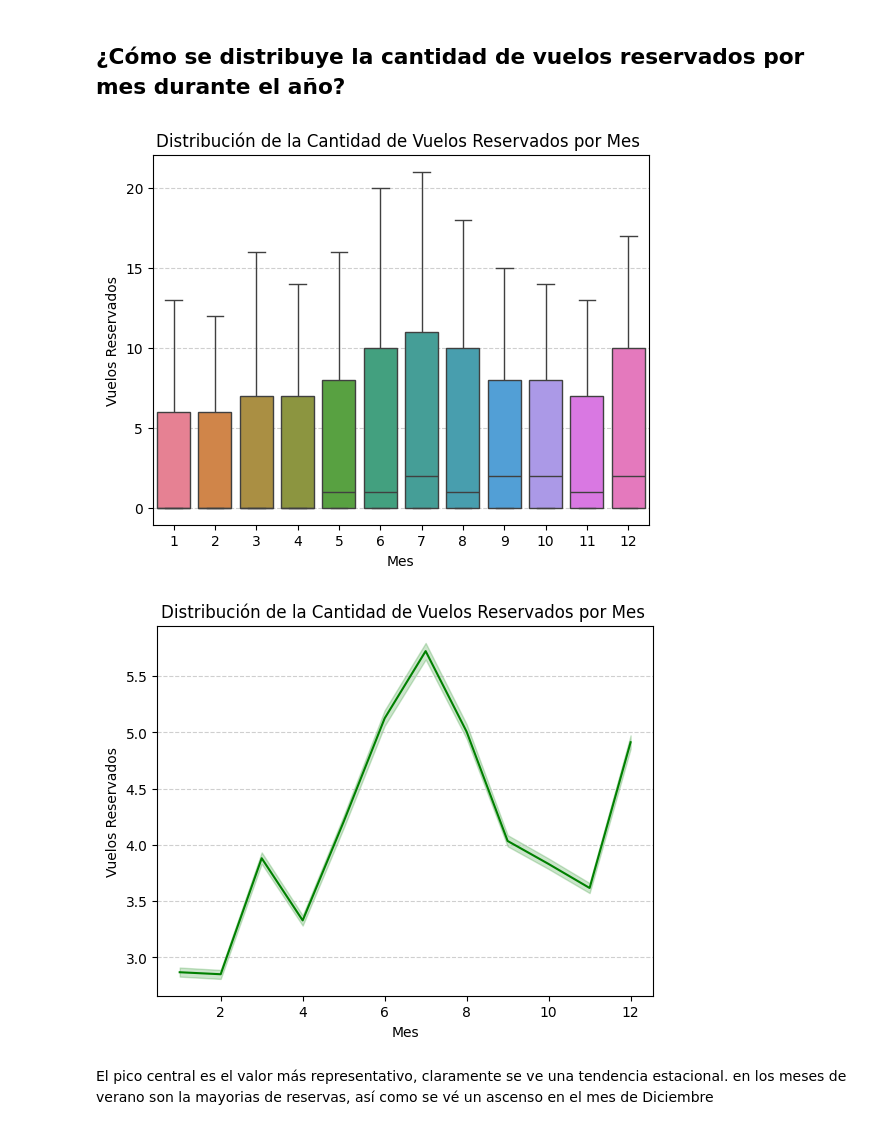
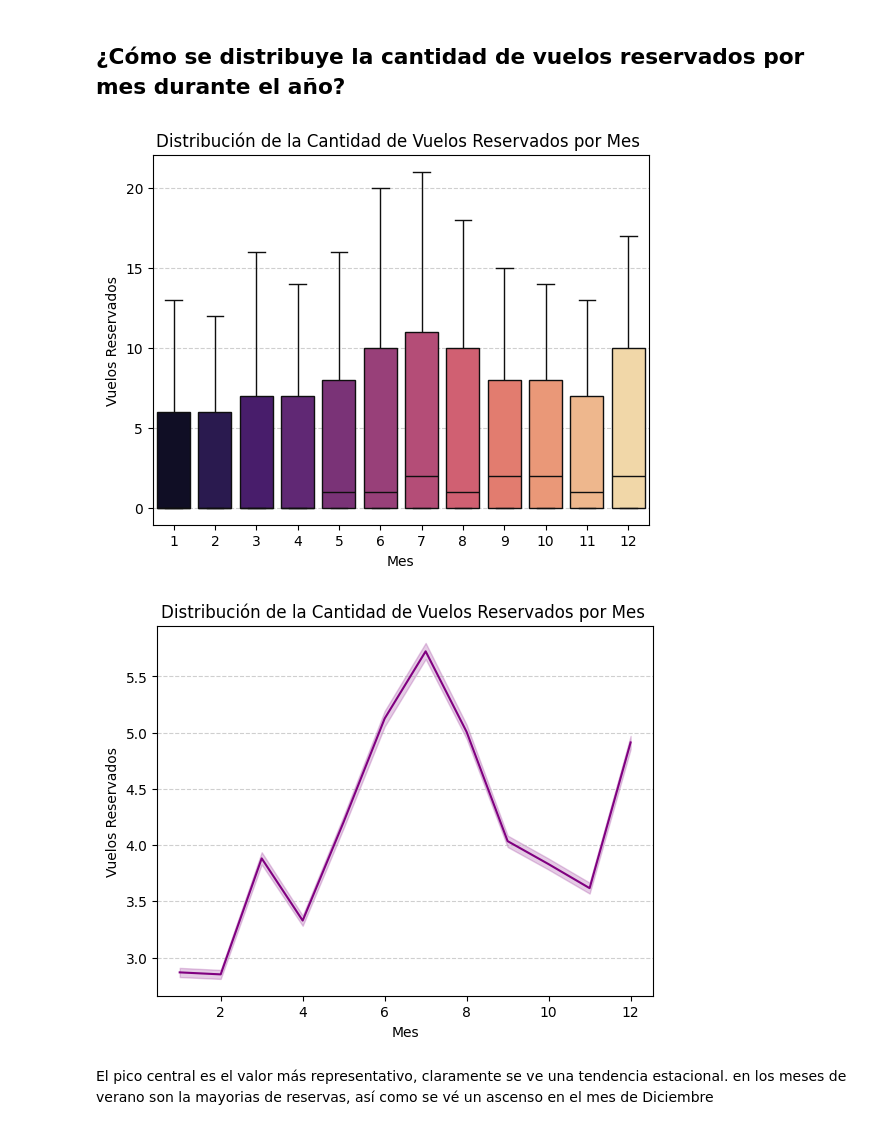
Before and after one commit to Adalab/bda-modulo-3-evaluacion-final-violetanys, a Jupyter notebook: Visualizacion.ipynb, the cells around one changed output. Drawn from its saved outputs; the diff is of its cells as text; code cells hidden in the pictures.

Commit message:
visualizacion done

```diff
--- a/Visualizacion.ipynb
+++ b/Visualizacion.ipynb
@@ -19,23 +19,23 @@ df = pd.read_csv(r'Files/datos_limpios.csv', index_col=0)
 # %% [markdown]
 ## ¿Cómo se distribuye la cantidad de vuelos reservados por mes durante el año?
 # %%
-sns.boxplot(x='Month', y='Flights Booked', data=df, palette='husl')
+sns.boxplot(x='Month', y='Flights Booked', data=df, palette='magma')
 plt.title('Distribución de la Cantidad de Vuelos Reservados por Mes ')
 plt.xlabel('Mes')
 plt.ylabel('Vuelos Reservados')
 plt.grid(axis='y', linestyle='--', alpha=0.6)
 plt.show()
 # %% [output]
-[figure, old version]
+[figure, new version]
 # %%
-sns.lineplot(x='Month', y='Flights Booked', data=df, color='green')
+sns.lineplot(x='Month', y='Flights Booked', data=df, color='purple')
 plt.title('Distribución de la Cantidad de Vuelos Reservados por Mes ')
 plt.xlabel('Mes')
 plt.ylabel('Vuelos Reservados')
 plt.grid(axis='y', linestyle='--', alpha=0.6)
 plt.show()
 # %% [output]
-[figure, old version]
+[figure, new version]
 # %% [markdown]
 El pico central es el valor más representativo, claramente se ve una tendencia estacional. en los meses de verano son la mayorias de reservas, así como se vé un ascenso en el mes de Diciembre
 # %% [markdown]
```
Also changed, not shown: parts of 19 cells of this notebook, 4 other files.
